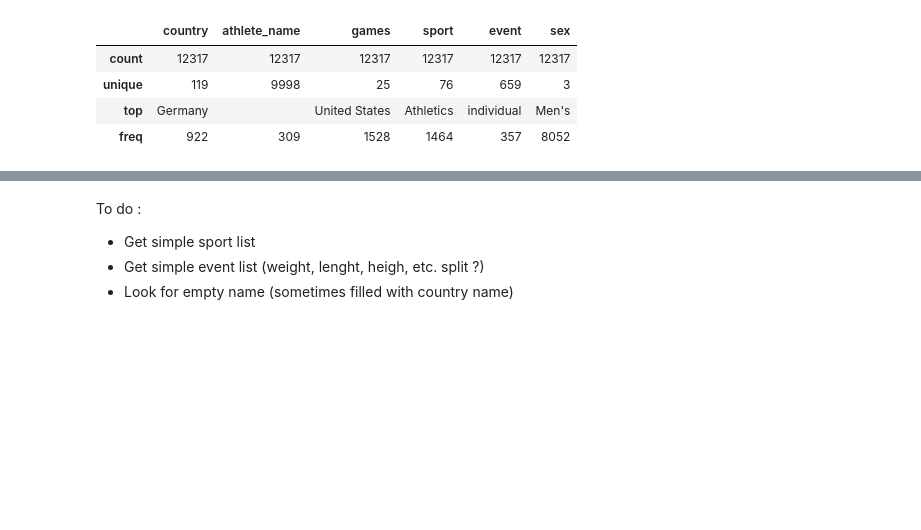
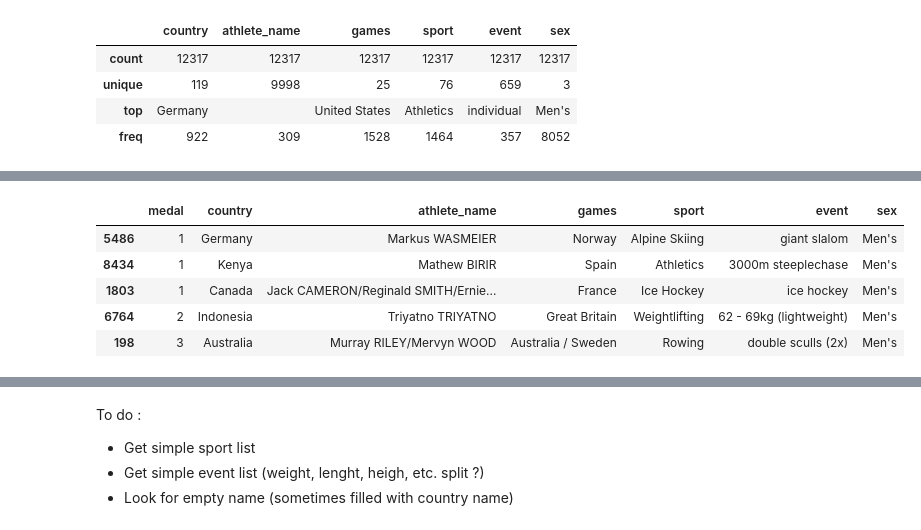
Before and after one commit to Yohan-GRNR/JO-explorer, a Jupyter notebook: data-scraped.ipynb, the cells around one changed output, grey strips where cells are left out. Saved outputs shown, nothing was run; the diff lists cells and outputs as text; code cells hidden in the pictures; blank space fills up the shorter version.

```diff
--- a/data-scraped.ipynb
+++ b/data-scraped.ipynb
@@ -232,0 +237,6 @@ df_olympic.describe(include="object")
+# %%
+# Looking for none-latin names
+latin_regex = r'[A-Za-zÀ-ÿ]'
+
+df_filtered = df_olympic[df_olympic["athlete_name"].str.contains(latin_regex, regex=True)]
+df_none_latine = df_olympic[~df_olympic["athlete_name"].str.contains(latin_regex, regex=True)]
@@ -232,0 +260,9 @@ df_olympic.describe(include="object")
+# %%
+df_filtered.sample(5)
+# %% [output]
+|  | medal | country | athlete_name | games | sport | event | sex |
+| 5486 | 1 | Germany | Markus WASMEIER | Norway | Alpine Skiing | giant slalom | Men's |
+| 8434 | 1 | Kenya | Mathew BIRIR | Spain | Athletics | 3000m steeplechase | Men's |
+| 1803 | 1 | Canada | Jack CAMERON/Reginald SMITH/Ernie... | France | Ice Hockey | ice hockey | Men's |
+| 6764 | 2 | Indonesia | Triyatno TRIYATNO | Great Britain | Weightlifting | 62 - 69kg (lightweight) | Men's |
+| 198 | 3 | Australia | Murray RILEY/Mervyn WOOD | Australia / Sweden | Rowing | double sculls (2x) | Men's |
```
Also changed, not shown: parts of 19 cells of this notebook.
